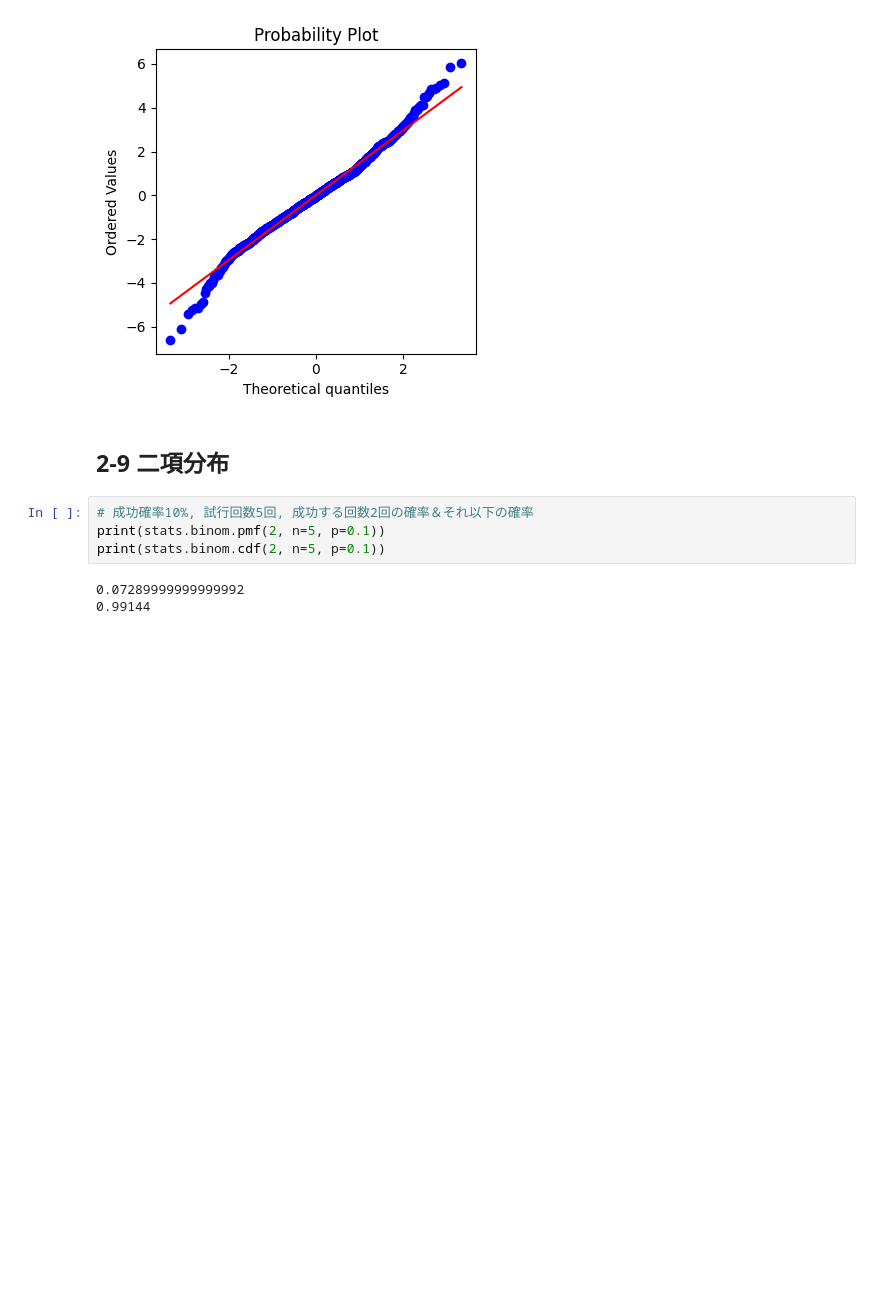
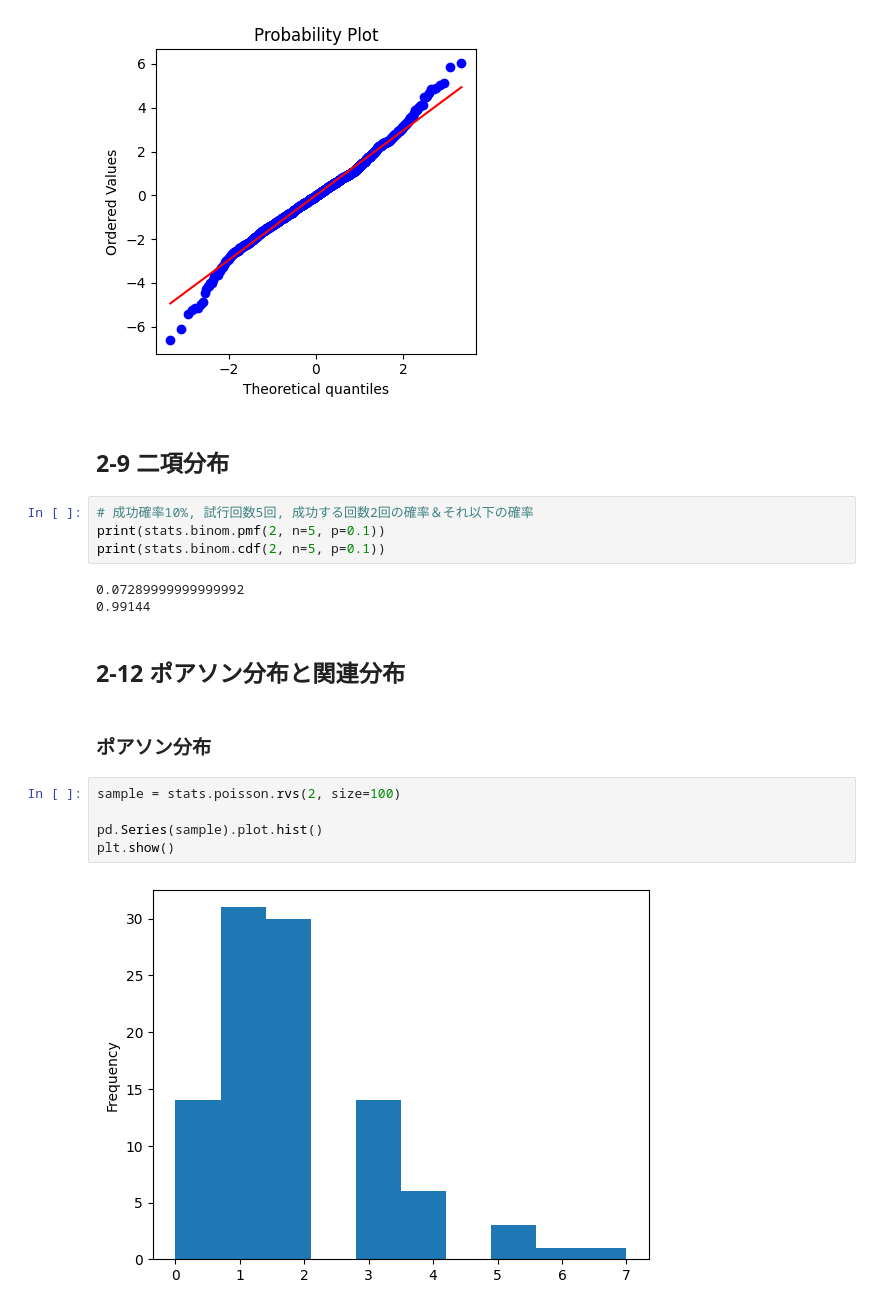
Before and after one commit to yuji-sgs/Practical-Statistics-for-Data-Scientists, a Jupyter notebook: Chapter2.ipynb, the cells around one changed output. Saved outputs shown, nothing was run; the diff lists cells and outputs as text; blank space fills up the shorter version.

```diff
--- a/Chapter2.ipynb
+++ b/Chapter2.ipynb
@@ -161,3 +161,14 @@ print(stats.binom.cdf(2, n=5, p=0.1))
 # %% [output]
 0.07289999999999992
 0.99144
+# %% [markdown]
+## 2-12 ポアソン分布と関連分布
+# %% [markdown]
+### ポアソン分布
+# %%
+sample = stats.poisson.rvs(2, size=100)
+
+pd.Series(sample).plot.hist()
+plt.show()
+# %% [output]
+[figure, added]
```
Also changed, not shown: parts of 2 cells of this notebook.
